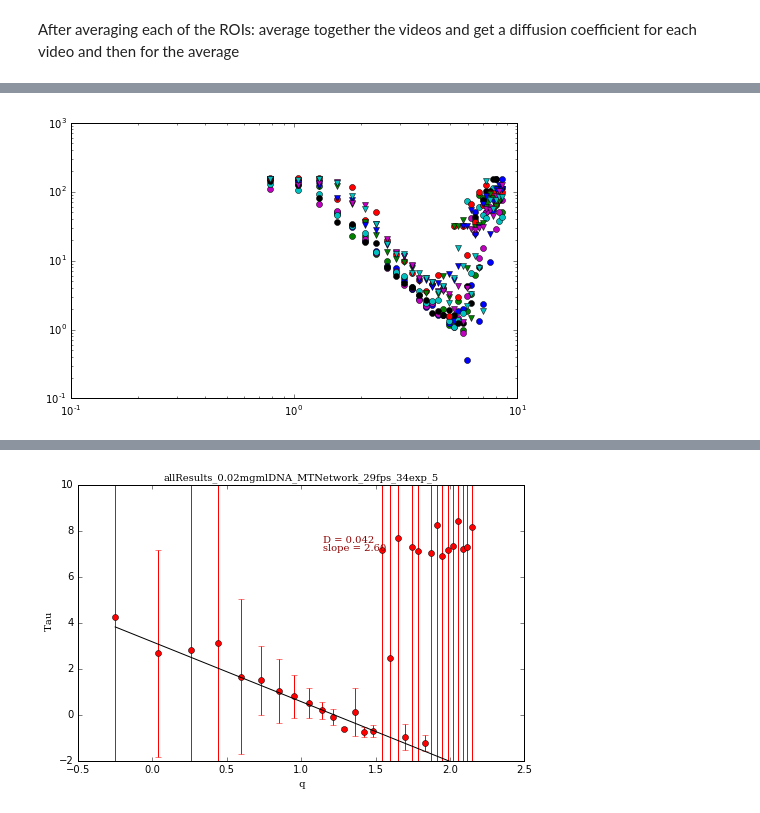
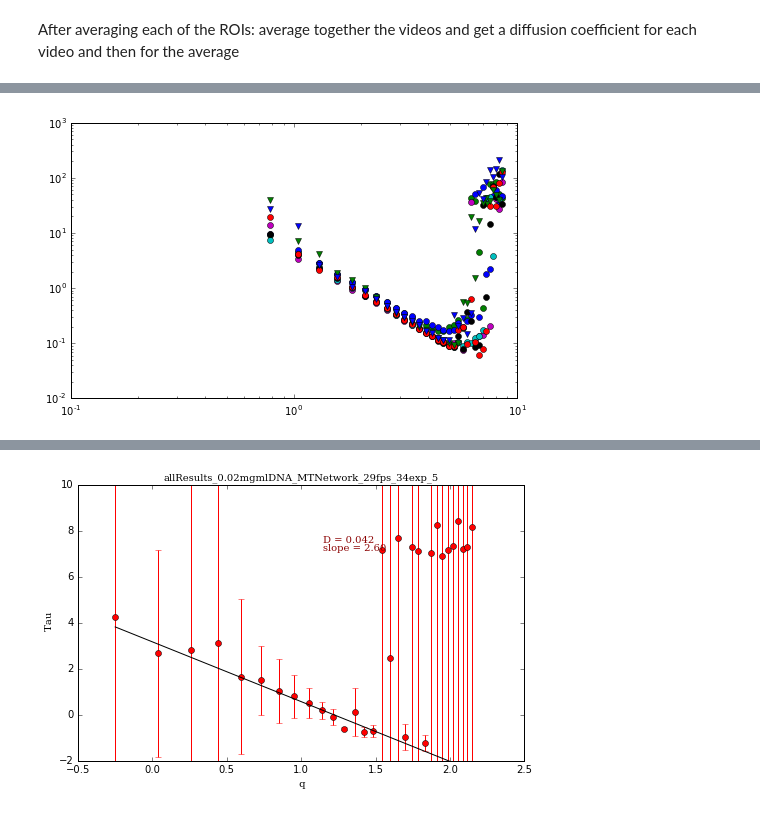
Before and after one commit to rmcgorty/Differential-Dynamic-Microscopy---Python, a Jupyter notebook: Plotting all q vs tau and getting diffusion coefficient .ipynb, the cells around one changed output, grey strips where cells are left out. Cells and saved outputs as stored; diff of their text form; code cells hidden in the pictures.

```diff
--- a/Plotting all q vs tau and getting diffusion coefficient .ipynb
+++ b/Plotting all q vs tau and getting diffusion coefficient .ipynb
@@ -51,7 +56,7 @@ ss = 5
 # %%
 #Load in the allResults file
-data_dir = "D:\\2018-07-11_videos\\allResults\\"
-data_file = Sample[num]+"_"+samNumber[ss]+".p"
+data_dir = "D:\\AllVideos\\allResults2\\"
+data_file = Sample2[num]+"_"+samNumber[ss]+".p"
 
 Ana_data = pickle.load(open(data_dir + data_file, 'r'))
 # %%
@@ -61,7 +66,8 @@ Ana_data = pickle.load(open(data_dir + data_file, 'r'))
 mpld3.enable_notebook()
 V = ['top', 'bottom']
 z = 1
-ROI = [ '256', '384','512', '640','768']
+
+ROI = ['0', '128', '256', '384','512', '640','768','896']
 #This will plot all of the q vs tau for all of the ROIs in the
 tau = np.zeros([len(ROI),63]) #decay time
 amp = np.zeros_like(tau) #amplitude
@@ -130,5 +161,5 @@ pickle.dump(Round2_Results, open('Z:\\Devynn_Summer2018\\Data\\AllData_Results\\
 # %% [markdown]
 After averaging each of the ROIs: average together the videos and get a diffusion coefficient for each video and then for the average
 # %%
-Condition = pickle.load(open('Z:\\Devynn_Summer2018\\Data\\AllData_Results\\Round2_Results_ActinConditions_withoutDiffCoeffs_all.p','rb'))
+Condition = pickle.load(open('Z:\\Devynn_Summer2018\\Data\\AllData_Results\\Round2_Results_BufferConditions_withoutDiffCoeffs_all.p','rb'))
 Smps = ['allResults_0.02mgmlDNA_CoNetwork_29fps_34exp','allResults_0.02mgmlDNA_MTNetwork_29fps_34exp','allResults_0.02mgmlDNA_ActinNetwork_29fps_34exp']
@@ -157,0 +166,5 @@ Condition.keys()
+# %%
+SS =['allResults_0.02mgmlDNA_Buffer_17.5fps_55exp_8000frames_1','allResults_0.02mgmlDNA_Buffer_17.5fps_55exp_8000frames_2',
+     'allResults_0.02mgmlDNA_Buffer_49fps_20exp_8000frames_1','allResults_0.02mgmlDNA_Buffer_49fps_20exp_8000frames_2',
+     'allResults_0.02mgmlDNA_Buffer_99fps_10exp_8000frames_1','allResults_0.02mgmlDNA_Buffer_99fps_10exp_8000frames_2',
+     'allResults_0.02mgmlDNA_Buffer_99fps_10exp_1','allResults_0.02mgmlDNA_Buffer_99fps_10exp_2']
@@ -158,14 +173,19 @@ Condition.keys()
 # %%
-samNumber = ['1_top','1_bottom','2_top','2_bottom','4_top','6_top','6_bottom','7_top','8_top','8_bottom']
-theone = 2
-tau = np.zeros([len(samNumber),31])
+%matplotlib inline
+mpld3.enable_notebook()
+
+samNumber = ['1', '2']
+ROI = ['0', '128', '256', '384','512', '640','768','896']
+#['1_top','1_bottom','2_top','2_bottom','4_top','6_top','6_bottom','7_top','8_top','8_bottom']
+theone = 0
+tau = np.zeros([len(SS),31])
 fig = plt.figure(figsize=(8,8/1.618)); ax = fig.gca();
 col = ['go', 'bo', 'mo', 'co','ko', 'ro','gv','bv','mv','cv','kv','rv']
-for i in range(len(samNumber)):
-    tau[i] = Condition['newTaus_ROIs'+Smps[theone]+'_'+samNumber[i]]
-    std = Condition['newTausSTD_ROIs'+Smps[theone]+'_'+samNumber[i]]
+for i in range(len(SS)):
+    tau[i] = Condition['newTaus_ROIs'+SS[i]]
+    std = Condition['newTausSTD_ROIs'+SS[i]]
     ax.loglog(q[3:-30],tau[i], col[i])
 tauAVG = np.mean(tau,axis=0)
 tauSTD = np.std(tau,axis=0)
 # %% [output]
-[figure, old version]
+[figure, new version]
```
Also changed, not shown: parts of 30 cells of this notebook, 1 other file.
